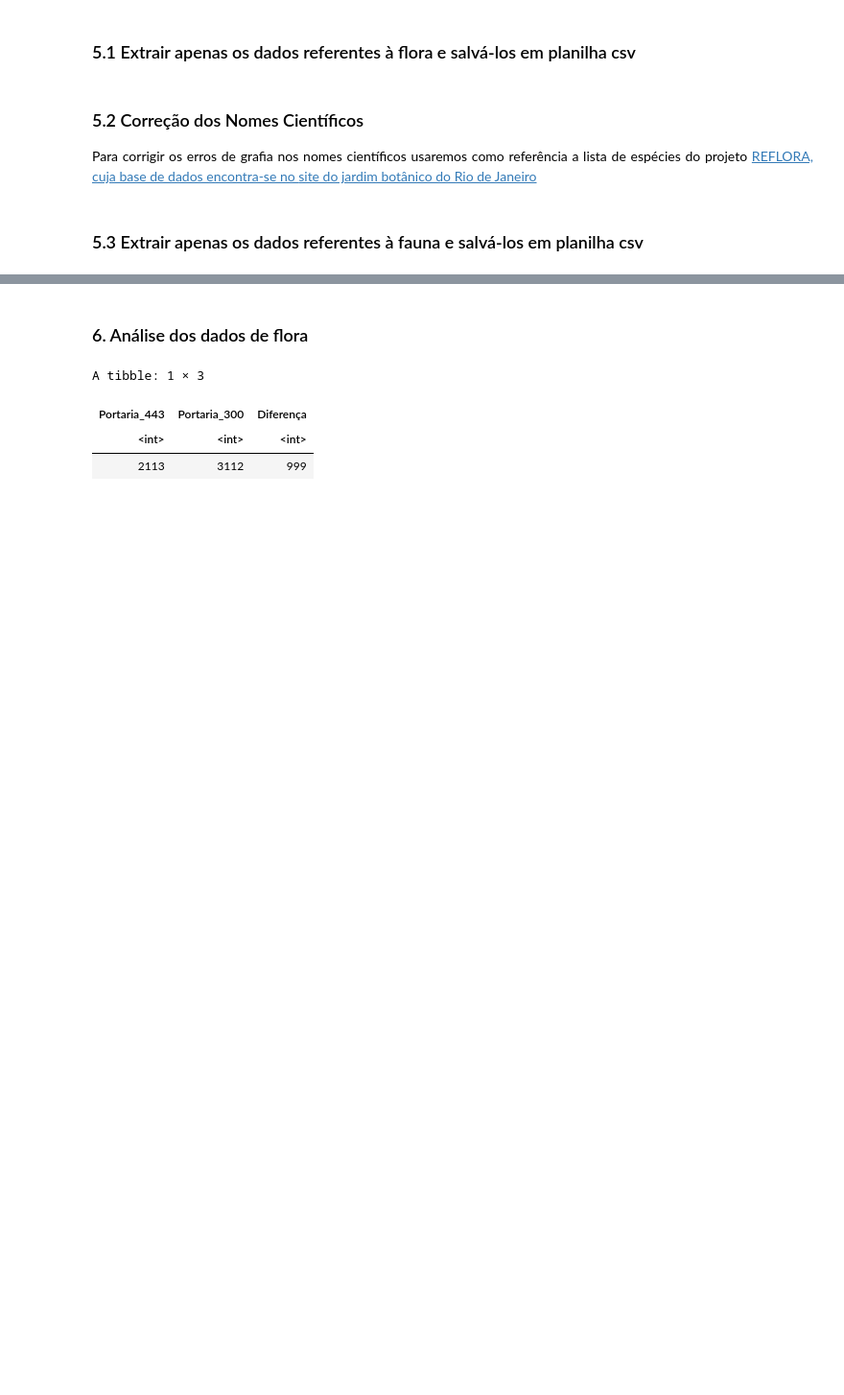
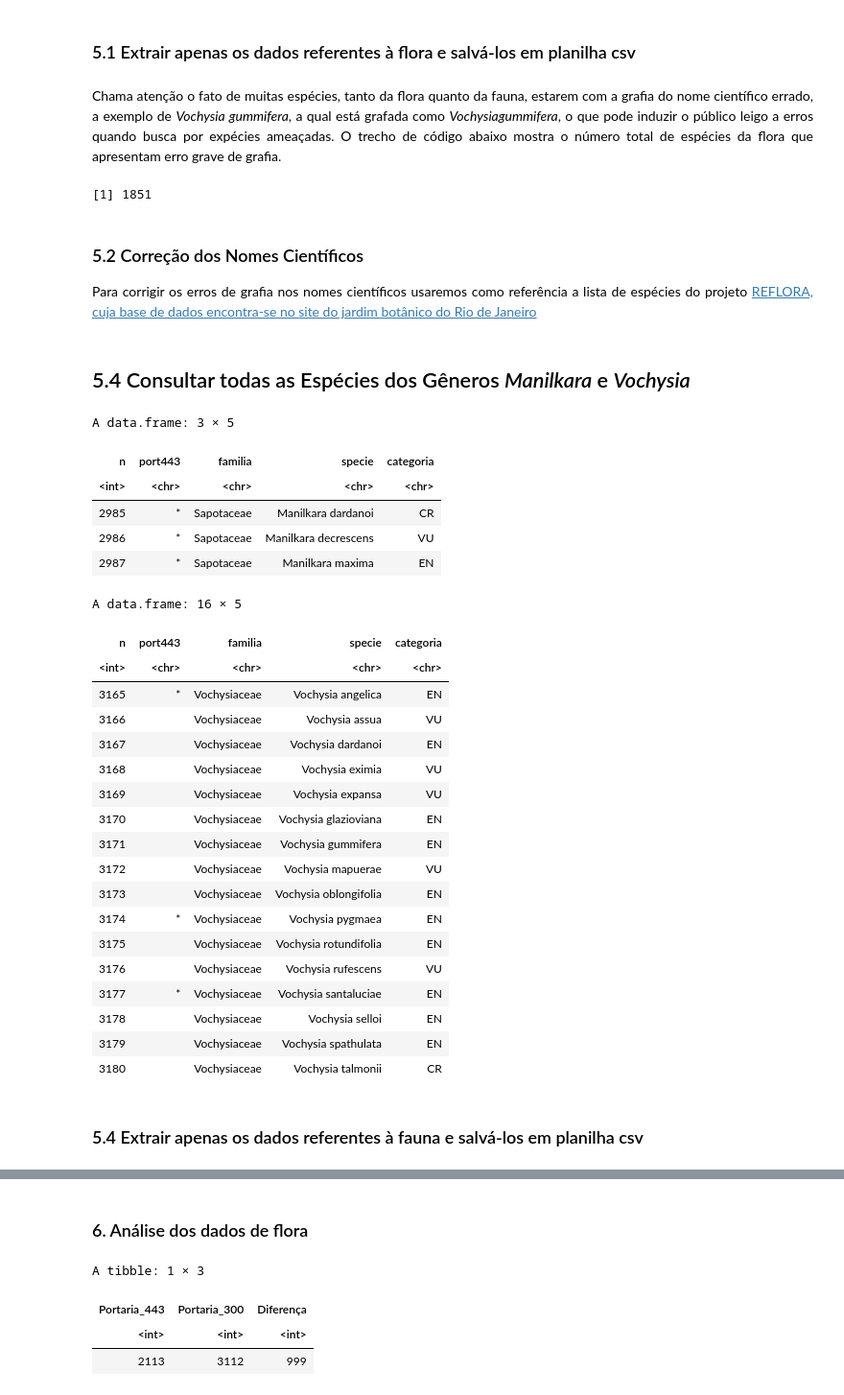
Before and after one commit to robson-cruz/Web_Scraping_R, a Jupyter notebook: Portaria_MMA_300-2022/portaria_mma_300_2022.ipynb, the cells around one changed output, grey strips where cells are left out. Shown: that part at 96% size. Saved outputs shown, nothing was run; the diff lists cells and outputs as text; code cells hidden in the pictures; blank space fills up the shorter version.

```diff
--- a/Portaria_MMA_300-2022/portaria_mma_300_2022.ipynb
+++ b/Portaria_MMA_300-2022/portaria_mma_300_2022.ipynb
@@ -122,6 +115,12 @@ for (i in 1:65) {
         row.names = FALSE)
 
 }
+# %% [markdown]
+<p style="text-align:justify">Chama atenção o fato de muitas espécies, tanto da flora quanto da fauna, estarem com a grafia do nome científico errado, a exemplo de <i>Vochysia gummifera</i>, a qual está grafada como <i>Vochysiagummifera</i>, o que pode induzir o público leigo a erros quando busca por expécies ameaçadas. O trecho de código abaixo mostra o número total de espécies da flora que apresentam erro grave de grafia.</p>
+# %%
+sum(is.na(stringr::str_extract(df$especie_subespecie_var, '\\w+\\s\\w+')))
+# %% [output]
+[1] 1851
 # %% [markdown]
 ### 5.2 Correção dos Nomes Científicos
 <p style="text-align:justify">Para corrigir os erros de grafia nos nomes científicos usaremos como referência a lista de espécies do projeto <a href="https://reflora.jbrj.gov.br/reflora">REFLORA, cuja base de dados encontra-se no <a href="http://ipt.jbrj.gov.br/jbrj/archive.do?r=lista_especies_flora_brasil&v=393.291">site do jardim botânico do Rio de Janeiro</a></p>
@@ -129,11 +128,11 @@ for (i in 1:65) {
 require('fuzzyjoin')
 
 # Portaria MMA 300/2022
-port300 <- read.csv2('C:/Users/67147020278/Documents/Web_Scraping_R/Portaria_MMA_300-2022/port_mma300_2022_flora.csv',
+port300 <- read.csv2('./port_mma300_2022_flora.csv',
                      fileEncoding = 'UTF-8')
 
 # Reflora
-reflora <- read.csv2('C:/Users/67147020278/Documents/reflora20210706.csv',
+reflora <- read.csv2('./reflora20210929.csv',
                      fileEncoding = 'UTF-8')
 
 # Join
@@ -150,13 +149,44 @@ df <- tbl_join %>%
 
 
 # salvar como csv
-#write.csv2(df, './port_MMA_300-2022_clean.csv', row.names = FALSE)
+write.csv2(df, './port_MMA_300-2022_clean.csv', row.names = FALSE)
+# %% [markdown]
+## 5.4 Consultar todas as Espécies dos Gêneros _Manilkara_ e _Vochysia_
 # %%
 # Consultas
 df %>%
         filter(specie == stringr::str_extract(specie, '(^Manilkara\\s\\w+)*'))
+
+df %>%
+        filter(specie == stringr::str_extract(specie, '(^Vochysia\\s\\w+)*'))
+# %% [output]
+A data.frame: 3 × 5
+| n | port443 | familia | specie | categoria |
+| <int> | <chr> | <chr> | <chr> | <chr> |
+| 2985 | * | Sapotaceae | Manilkara dardanoi | CR |
+| 2986 | * | Sapotaceae | Manilkara decrescens | VU |
+| 2987 | * | Sapotaceae | Manilkara maxima | EN |
+A data.frame: 16 × 5
+| n | port443 | familia | specie | categoria |
+| <int> | <chr> | <chr> | <chr> | <chr> |
+| 3165 | * | Vochysiaceae | Vochysia angelica | EN |
+| 3166 |  | Vochysiaceae | Vochysia assua | VU |
+| 3167 |  | Vochysiaceae | Vochysia dardanoi | EN |
+| 3168 |  | Vochysiaceae | Vochysia eximia | VU |
+| 3169 |  | Vochysiaceae | Vochysia expansa | VU |
+| 3170 |  | Vochysiaceae | Vochysia glazioviana | EN |
+| 3171 |  | Vochysiaceae | Vochysia gummifera | EN |
+| 3172 |  | Vochysiaceae | Vochysia mapuerae | VU |
+| 3173 |  | Vochysiaceae | Vochysia oblongifolia | EN |
+| 3174 | * | Vochysiaceae | Vochysia pygmaea | EN |
+| 3175 |  | Vochysiaceae | Vochysia rotundifolia | EN |
+| 3176 |  | Vochysiaceae | Vochysia rufescens | VU |
+| 3177 | * | Vochysiaceae | Vochysia santaluciae | EN |
+| 3178 |  | Vochysiaceae | Vochysia selloi | EN |
+| 3179 |  | Vochysiaceae | Vochysia spathulata | EN |
+| 3180 |  | Vochysiaceae | Vochysia talmonii | CR |
 # %% [markdown]
-### 5.3 Extrair apenas os dados referentes à fauna e salvá-los em planilha csv
+### 5.4 Extrair apenas os dados referentes à fauna e salvá-los em planilha csv
 # %%
 # Subset the flora dataframes in the list
 df_list_fauna <- tab_lst[66:95]
```
Also changed, not shown: parts of 10 cells of this notebook.
